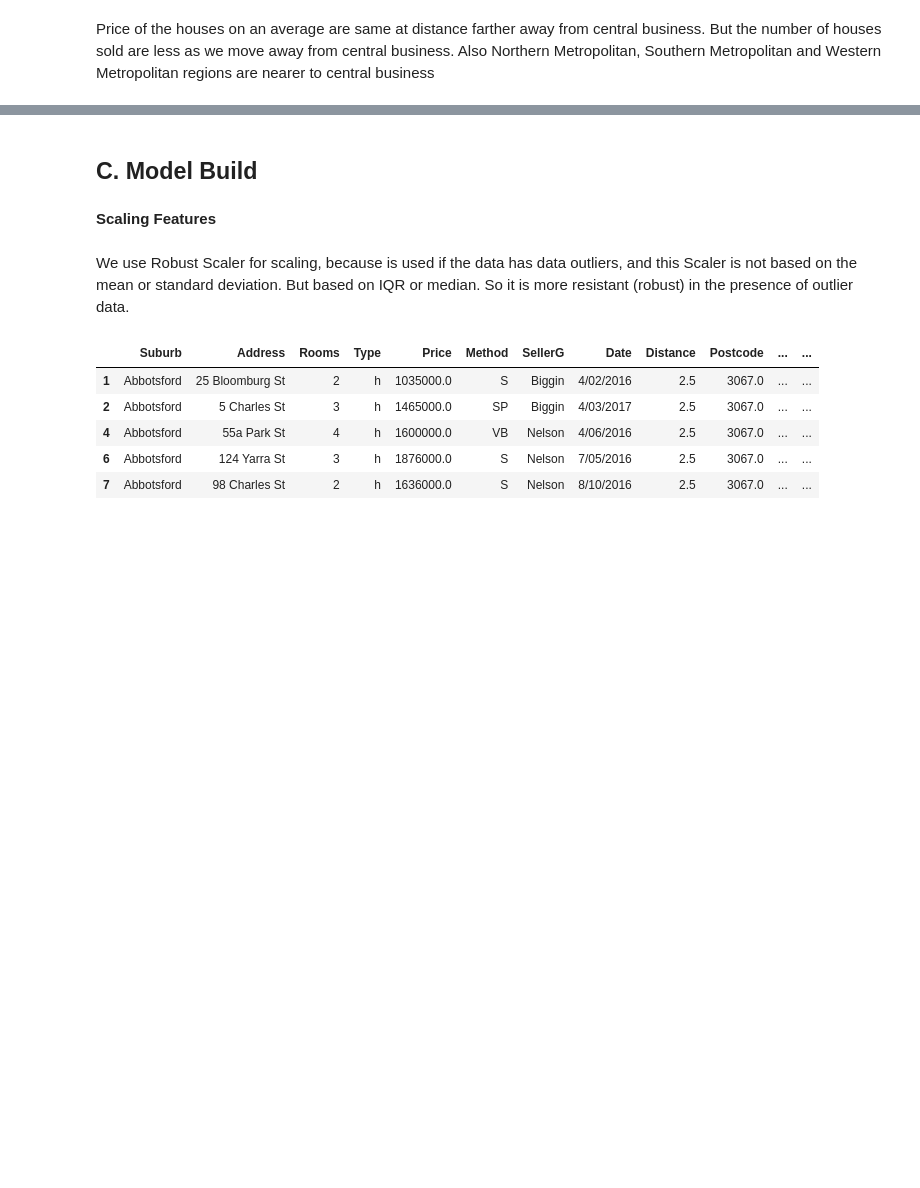
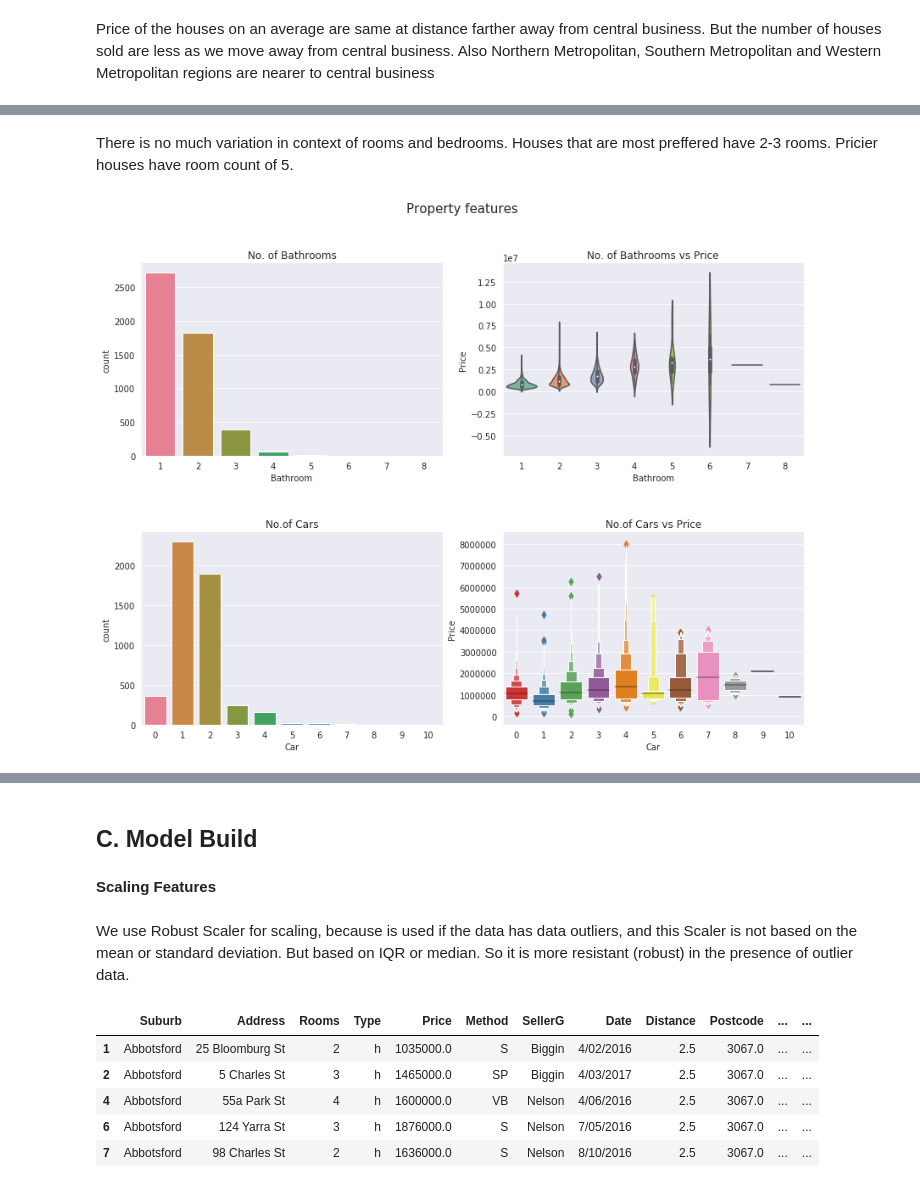
Before and after one commit to dickyalsyah/Advance-Regression, a Jupyter notebook: Dicky Alamsyah - Remedial Modul 3.ipynb, the cells around one changed output, grey strips where cells are left out. Drawn from its saved outputs; the diff is of its cells as text; code cells hidden in the pictures; blank space fills up the shorter version.

```diff
--- a/Dicky Alamsyah - Remedial Modul 3.ipynb
+++ b/Dicky Alamsyah - Remedial Modul 3.ipynb
@@ -295,0 +315,17 @@ Price of the houses on an average are same at distance farther away from central
+# %% [markdown]
+There is no much variation in context of rooms and bedrooms. Houses that are most preffered have 2-3 rooms. Pricier houses have room count of 5.
+# %%
+fig, axarr = plt.subplots(2, 2, figsize=(14, 10))
+fig.suptitle('Property features',fontsize=15)
+
+sns.countplot(house['Bathroom'],ax=axarr[0][0],palette='husl').set_title('No. of Bathrooms')
+sns.violinplot(x= "Bathroom",y="Price",data=house,palette="Set2",ax=axarr[0][1]).set_title('No. of Bathrooms vs Price')
+sns.countplot(house['Car'],ax=axarr[1][0],palette='husl').set_title('No.of Cars')
+sns.boxenplot(x="Car",y="Price",data=house,palette="Set1",ax=axarr[1][1]).set_title('No.of Cars vs Price');
+
+
+plt.subplots_adjust(hspace=.4)
+sns.set_style('darkgrid')
+sns.despine()
+# %% [output]
+[figure, added]
```
Also changed, not shown: parts of 21 cells of this notebook.
